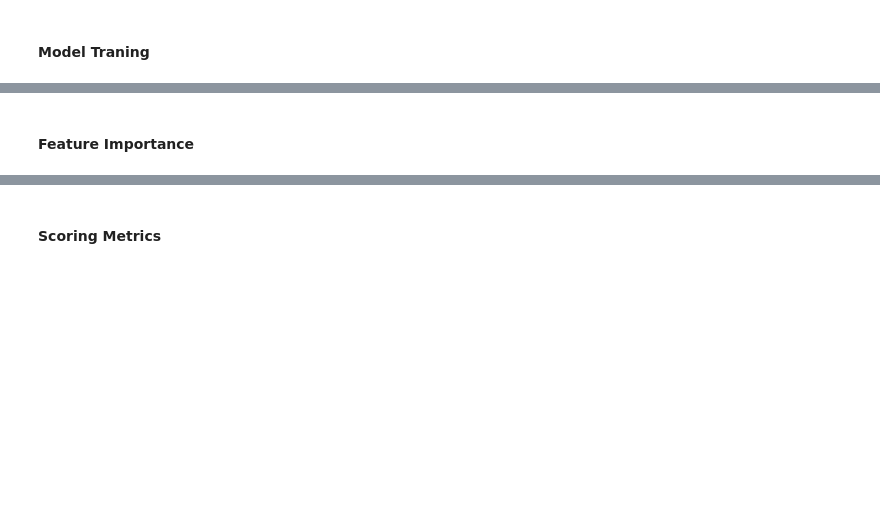
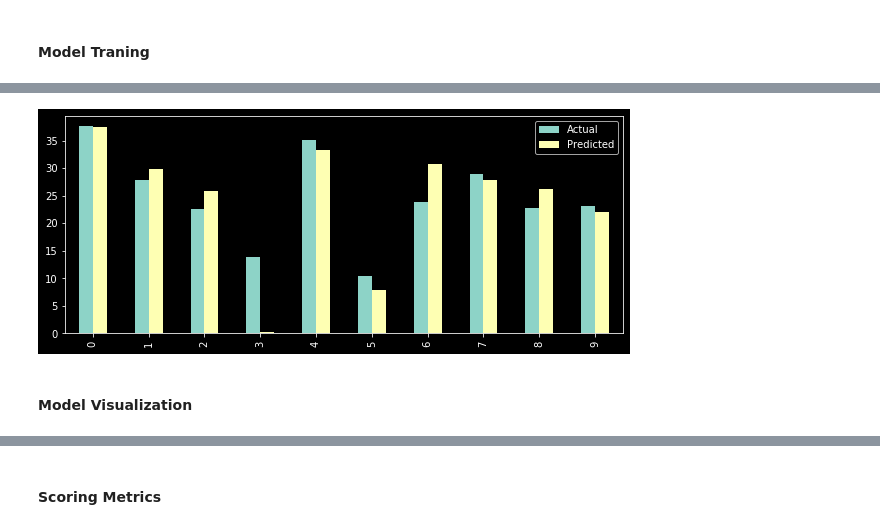
Before and after one commit to PrynsTag/Machine-Learning-Journey, a Jupyter notebook: 01 - Linear Regression/Linear Regression Exercise.ipynb, the cells around one changed output, grey strips where cells are left out. Saved outputs shown, nothing was run; the diff lists cells and outputs as text; code cells hidden in the pictures; blank space fills up the shorter version.

```diff
--- a/01 - Linear Regression/Linear Regression Exercise.ipynb
+++ b/01 - Linear Regression/Linear Regression Exercise.ipynb
@@ -177,2 +194,2 @@ model_viz = np.array([xx_pred.flatten(), yy_pred.flatten()]).T
 # %%
-# X_train, X_test, y_train, y_test = train_test_split(X, Y, random_state=0)
+X_train, X_test, y_train, y_test = train_test_split(X, Y, test_size=0.2, random_state=5)
@@ -185,4 +196,4 @@ model_viz = np.array([xx_pred.flatten(), yy_pred.flatten()]).T
 # %% [markdown]
 #### Model Traning
 # %%
-regressor = LinearRegression().fit(X, Y)
+regressor = LinearRegression().fit(X_train, y_train)
@@ -190,0 +202,17 @@ r2 = regressor.score(X, Y)
+# %%
+# Train Data
+y_train_pred = regressor.predict(X_train)
+rmse = np.sqrt(mean_squared_error(y_train, y_train_pred))
+r2_train = r2_score(y_train, y_train_pred)
+
+print("# ------------TRAIN DATA---------------- #")
+print(f"RMSE Score: {rmse}")
+print(f"R2 Score: {r2_train}\n")
+
+y_test_pred = regressor.predict(X_test)
+rmse = np.sqrt(mean_squared_error(y_test, y_test_pred))
+r2_test = r2_score(y_test, y_test_pred)
+
+print("# ------------TEST DATA---------------- #")
+print(f"RMSE Score: {rmse}")
+print(f"R2 Score: {r2_test}")
@@ -190,0 +229,3 @@ r2 = regressor.score(X, Y)
+# %%
+comparison = pd.DataFrame({"Actual": y_test, "Predicted": y_test_pred})
+comparison.head()
@@ -190,0 +239,6 @@ r2 = regressor.score(X, Y)
+# %%
+_ = comparison.head(10).plot(kind="bar", figsize=(10,4))
+# %% [output]
+[figure, added]
+# %% [markdown]
+#### Model Visualization
@@ -191,4 +254,2 @@ r2 = regressor.score(X, Y)
 # %%
 predicted = regressor.predict(model_viz)
-# %% [markdown]
-#### Feature Importance
```
Also changed, not shown: parts of 32 cells of this notebook.
